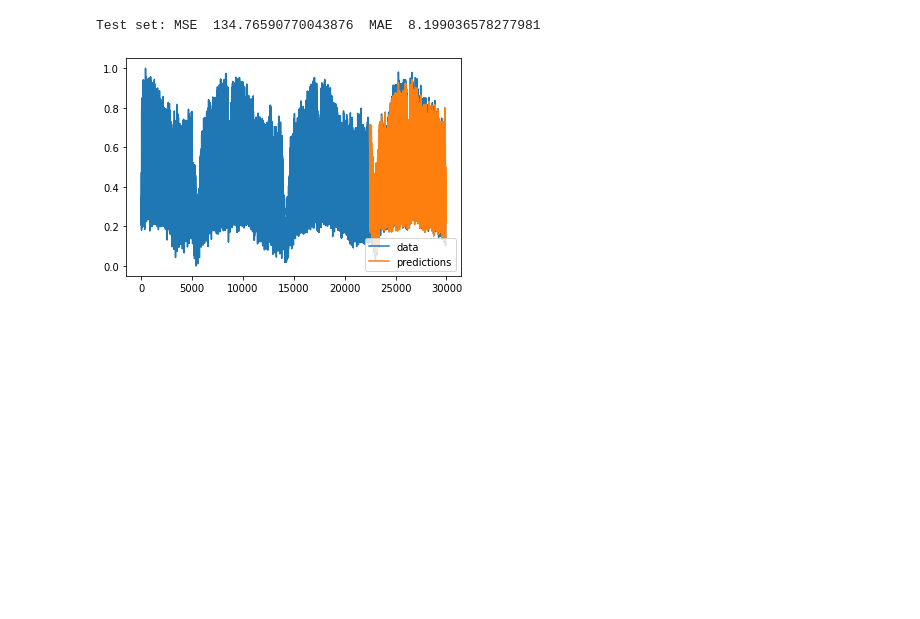
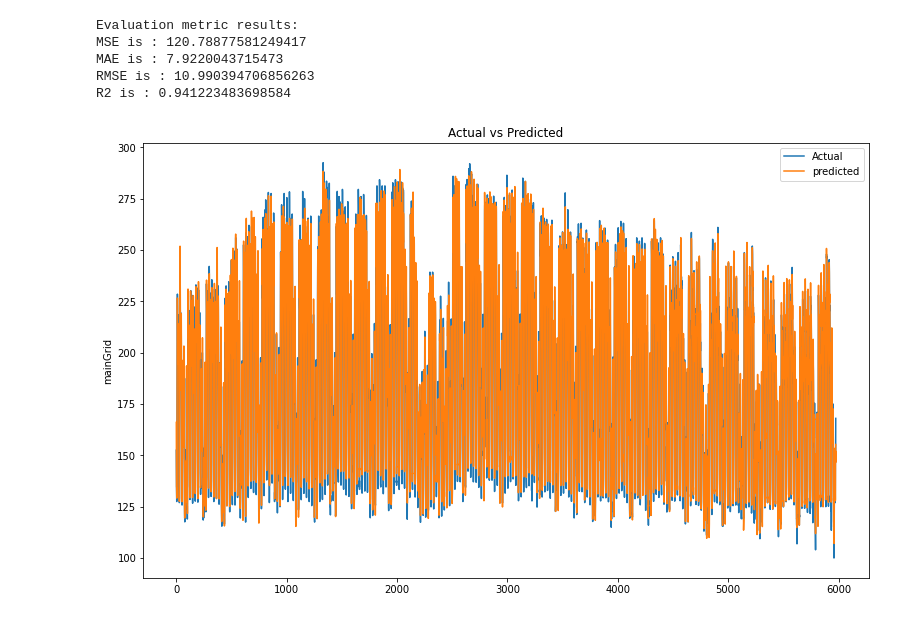
Before and after one commit to as-cal8/KDDM2-2022, a Jupyter notebook: Notebooks/Hypernet.ipynb, the cells around one changed output. Cells and saved outputs as stored; diff of their text form; code cells hidden in the pictures; blank space fills up the shorter version.

```diff
--- a/Notebooks/Hypernet.ipynb
+++ b/Notebooks/Hypernet.ipynb
@@ -1,21 +27,13 @@
 # %%
-import pandas as pd
-import numpy as np
-from matplotlib.pyplot import figure
-import matplotlib.pyplot as plt
-import datetime
-from sklearn.model_selection import train_test_split
-from sklearn import preprocessing
-
 # header = {"mainGrid", "otherGrids", "hourOfDay"}
 # three year power supply records from 1995 to 1998
 def dataPreprocesssing():
     df = pd.read_csv('powerSupplyStream.csv')
     min_value = df.min()
     max_value = df.max()
-    df = (df - min_value) / (max_value - min_value)
+    #df = (df - min_value) / (max_value - min_value)
 
-    df_train, df_test = train_test_split(df, test_size=0.25, shuffle=False)
+    df_train, df_test = train_test_split(df, test_size=0.2, shuffle=False)
     df_train = df_train['mainGrid']
     df_test = df_test['mainGrid']
     min_value = min_value['mainGrid']
@@ -274,63 +239,46 @@ WARNING:tensorflow:Compiled the loaded model, but the compiled metrics have yet
 # %%
-def predict_sample(x, y):
+def predict_sample(x):
   with tf.GradientTape() as tape:
     weights_pred = hypernet(x)
 
-    kernel0, recurrent_kernel0, b0, w1, b1, w2, b2, w3, b3 = get_parameters(weights_pred)
-
-    # Set the weight predictions as the weight variables on the outer model.
-    lstm_model.layers[0].kernel = kernel0
-    lstm_model.layers[0].recurrent_kernel = recurrent_kernel0
-    lstm_model.layers[0].bias = b0
-    lstm_model.layers[1].kernel = w1
-    lstm_model.layers[1].bias = b1
-    lstm_model.layers[2].kernel = w2
-    lstm_model.layers[2].bias = b2
-    lstm_model.layers[3].kernel = w3
-    lstm_model.layers[3].bias = b3
-
-    # Inference on the outer model.
+    set_parameters(weights_pred)
     preds = lstm_model(x)
-
 
   return preds
 
 
 def predict(dataset):
   predictions = []
   for step, (x, y) in enumerate(tqdm(dataset, desc='Testing')):
-      pred = predict_sample(x, y)
+      pred = predict_sample(x)
       predictions.append(float(pred))
 
   return np.array(predictions)
 
 
 test_dataset = tf.data.Dataset.from_tensor_slices((x_test, y_test))
 test_dataset = test_dataset.batch(1)
 
 
 def evaluate(pred, y):
 
   #rescale
-  pred_rescaled = (pred + min_value) * (max_value - min_value)
-  y_rescaled = (y + min_value) * (max_value - min_value)
+  #pred_rescaled = (pred + min_value) * (max_value - min_value)
+  #y_rescaled = (y + min_value) * (max_value - min_value)
 
 
-  return float(loss_fn1(y_rescaled, pred_rescaled)), float(loss_fn2(y_rescaled, pred_rescaled))
+  return float(loss_fn1(y, pred)), float(loss_fn2(y, pred))
 
 
 pred_test = predict(test_dataset)
-test_loss1, test_loss2 = evaluate(pred_test, y_test)
-print("Test set: MSE ", test_loss1, " MAE ", test_loss2)
 
-y = np.concatenate((y_train, y_test))
-s = y.size
-x = range(s)
-plt.plot(x, y, label='data')
-x1 = range(s - pred_test.size, s)
-plt.plot(x1, pred_test, label='predictions')
-plt.legend()
-plt.show()
+timeseries_evaluation_metrics_func(y_test, pred_test)
+
+plotActualVsPred(y_test, pred_test)
 # %% [output]
-Test set: MSE  134.76590770043876  MAE  8.199036578277981
+Evaluation metric results:
+MSE is : 120.78877581249417
+MAE is : 7.9220043715473
+RMSE is : 10.990394706856263
+R2 is : 0.941223483698584
-[figure, old version]
+[figure, new version]
```
Also changed, not shown: parts of 8 cells of this notebook, 9 other files.
